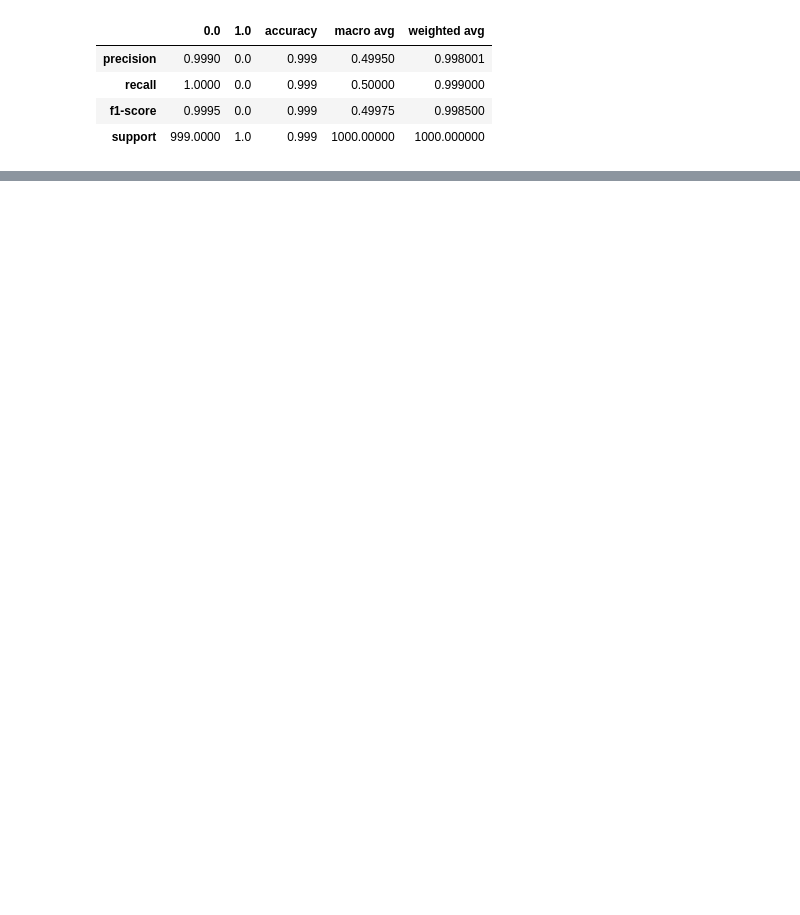
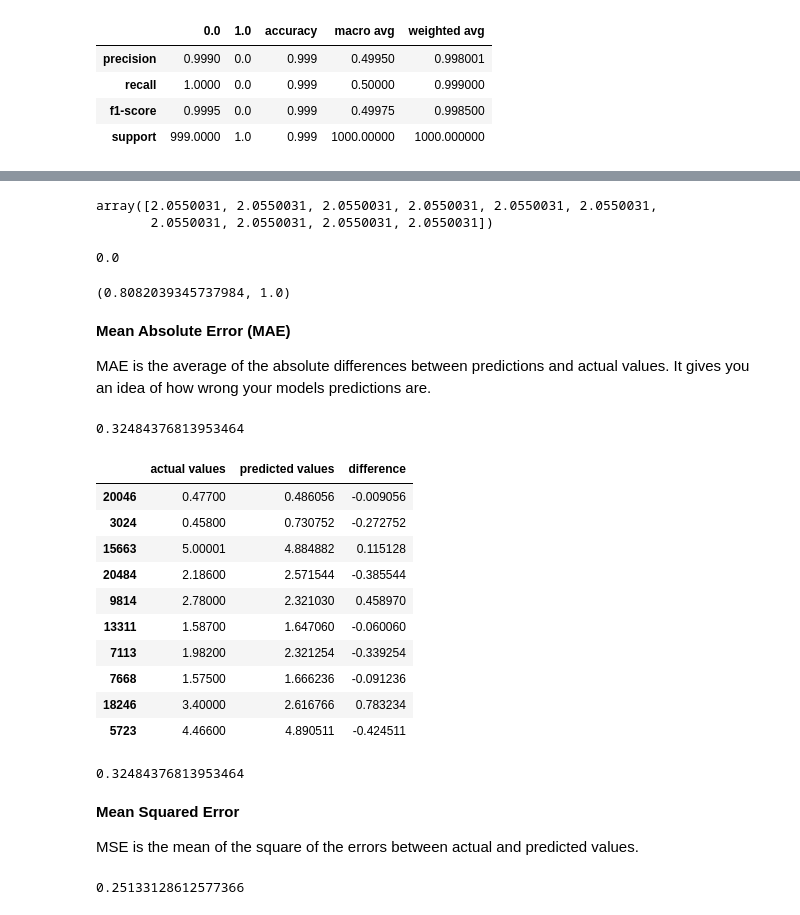
Before and after one commit to Khey17/100-Days-Of-ML-Code, a Jupyter notebook: Learning/Introduction-to-Scikit-Learn.ipynb, the cells around one changed output, grey strips where cells are left out. Drawn from its saved outputs; the diff is of its cells as text; code cells hidden in the pictures; blank space fills up the shorter version.

```diff
--- a/Learning/Introduction-to-Scikit-Learn.ipynb
+++ b/Learning/Introduction-to-Scikit-Learn.ipynb
@@ -1354,0 +1404,63 @@ pd.DataFrame(classification_report(disease_true, disease_preds, output_dict=True
+# %%
+from sklearn.metrics import r2_score
+
+# Fill an array with y_test_mean
+y_test_mean = np.full(len(y_tst), y_tst.mean())
+y_test_mean[:10]
+# %% [output]
+array([2.0550031, 2.0550031, 2.0550031, 2.0550031, 2.0550031, 2.0550031,
+       2.0550031, 2.0550031, 2.0550031, 2.0550031])
+# %%
+r2_score(y_true=y_tst, y_pred=y_test_mean)
+# %% [output]
+0.0
+# %%
+y_pred = model.predict(x_tst)
+r2_score(y_true=y_tst, y_pred=y_pred), r2_score(y_true=y_tst, y_pred=y_tst)
+# %% [output]
+(0.8082039345737984, 1.0)
+# %% [markdown]
+**Mean Absolute Error (MAE)**
+
+MAE is the average of the absolute differences between predictions and actual values.
+It gives you an idea of how wrong your models predictions are.
+# %%
+# MAE
+from sklearn.metrics import mean_absolute_error
+
+y_preds = model.predict(x_tst)
+mae = mean_absolute_error(y_tst, y_preds)
+mae
+# %% [output]
+0.32484376813953464
+# %%
+df = pd.DataFrame(data={'actual values': y_tst, 'predicted values': y_preds})
+df['difference'] = df['actual values'] - df['predicted values']
+df.head(10)
+# %% [output]
+|  | actual values | predicted values | difference |
+| 20046 | 0.47700 | 0.486056 | -0.009056 |
+| 3024 | 0.45800 | 0.730752 | -0.272752 |
+| 15663 | 5.00001 | 4.884882 | 0.115128 |
+| 20484 | 2.18600 | 2.571544 | -0.385544 |
+| 9814 | 2.78000 | 2.321030 | 0.458970 |
+| 13311 | 1.58700 | 1.647060 | -0.060060 |
+| 7113 | 1.98200 | 2.321254 | -0.339254 |
+| 7668 | 1.57500 | 1.666236 | -0.091236 |
+| 18246 | 3.40000 | 2.616766 | 0.783234 |
+| 5723 | 4.46600 | 4.890511 | -0.424511 |
+# %%
+np.abs(df['difference']).mean()
+# %% [output]
+0.32484376813953464
+# %% [markdown]
+**Mean Squared Error**
+
+MSE is the mean of the square of the errors between actual and predicted values.
+# %%
+from sklearn.metrics import mean_squared_error
+
+mse = mean_squared_error(y_tst, y_preds)
+mse
+# %% [output]
+0.25133128612577366
```
Also changed, not shown: parts of 31 cells of this notebook.
